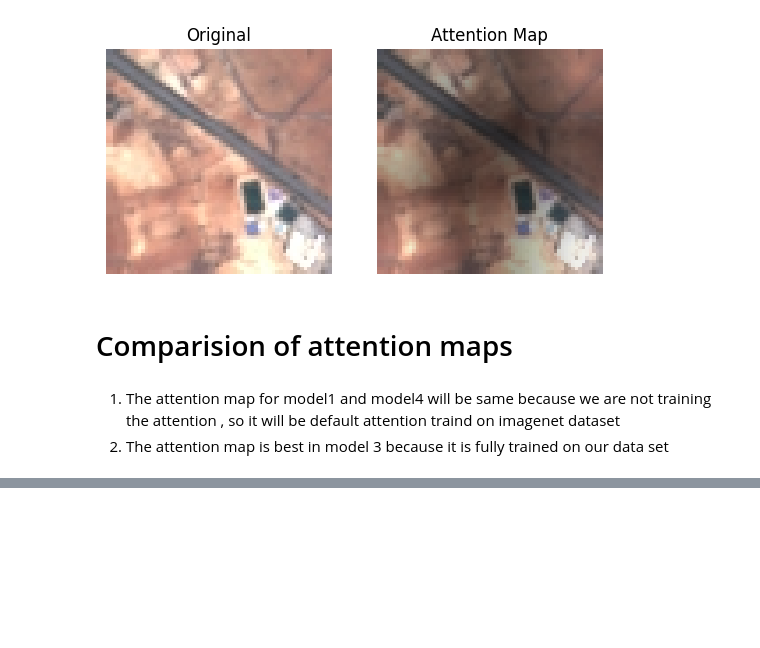
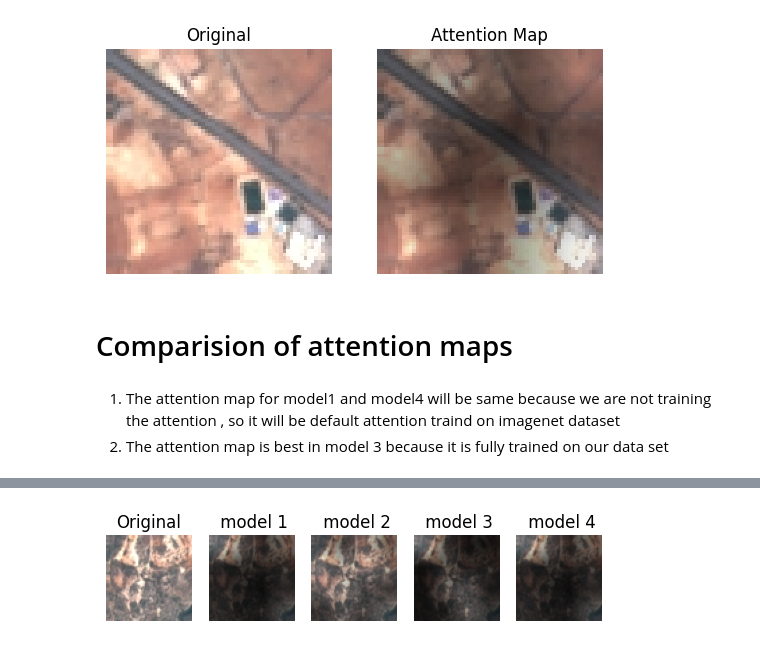
Before and after one commit to MrFluorine/GNR650, a Jupyter notebook: Assignment2.ipynb, the cells around one changed output, grey strips where cells are left out. Saved outputs shown, nothing was run; the diff lists cells and outputs as text; code cells hidden in the pictures; blank space fills up the shorter version.

```diff
--- a/Assignment2.ipynb
+++ b/Assignment2.ipynb
@@ -499,0 +510,3 @@ _ = ax5.imshow(attention_map_4)
+# %%
+attention_map_comp(X_train[96])
+# %% [output]
@@ -499,0 +517 @@ _ = ax5.imshow(attention_map_4)
+[figure, added]
```
Also changed, not shown: parts of 4 cells of this notebook.
